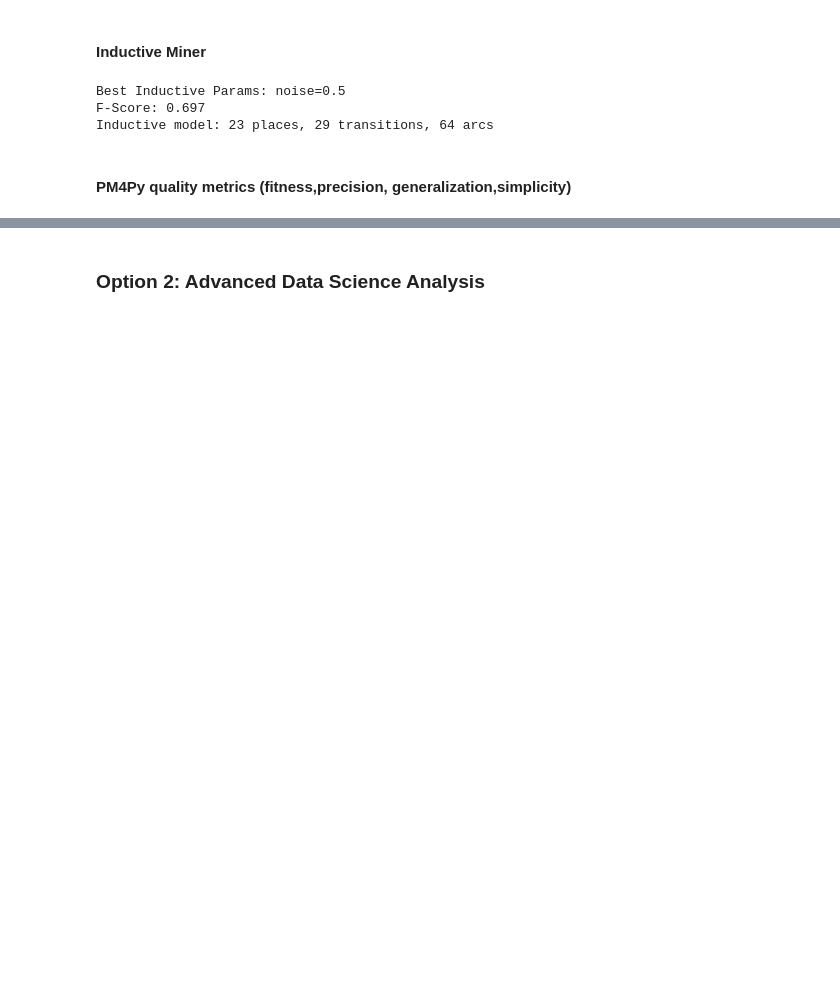
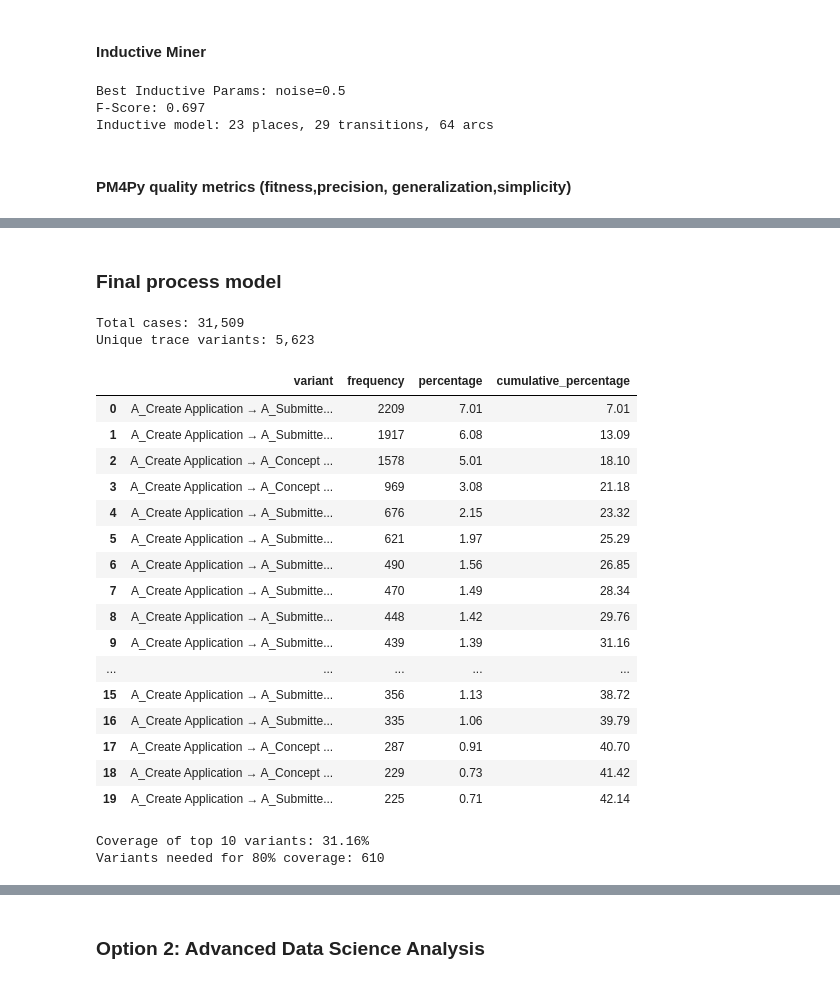
Before and after one commit to M1l3na24/First-Assignment-BPPSO-WS26-27, a Jupyter notebook: assignmentI.ipynb, the cells around one changed output, grey strips where cells are left out. Cells and saved outputs as stored; diff of their text form; code cells hidden in the pictures; blank space fills up the shorter version.

```diff
--- a/assignmentI.ipynb
+++ b/assignmentI.ipynb
@@ -1004,0 +1163,67 @@ print(f"Simplicity AGD: {agd_a:.2f}")
+# %% [markdown]
+### **Final process model**
+# %%
+# As requested in the assignment our goal will be to take perc_fit_traces_tbr above 0.8.
+# For that we will take our best model (Inductive) and continue with it from now on.
+
+# We can identify the amount of variants we have in the log
+
+# Extract all trace variants
+variants = pm4py.get_variants(log_c,
+                              activity_key=act,
+                              timestamp_key=timestamp,
+                              case_id_key=case)
+# Frequency of each variant
+variant_counts = pd.DataFrame([{"trace": variant,"frequency": frequency} for variant, frequency in variants.items()])
+
+# Sort variants by frequency
+variant_counts = (variant_counts.sort_values("frequency", ascending=False).reset_index(drop=True))
+
+# Percentages and cumulative coverage
+total_cases = log_c[case].nunique()
+
+variant_counts["percentage"] = (variant_counts["frequency"] / total_cases * 100)
+
+variant_counts["cumulative_percentage"] = (variant_counts["percentage"].cumsum())
+
+# This line is just to make readable the variant representations
+variant_counts["variant"] = variant_counts["trace"].apply(lambda x: " → ".join(x) if isinstance(x, (tuple, list)) else str(x))
+
+
+num_variants = len(variant_counts)
+print(f"Total cases: {total_cases:,}")
+print(f"Unique trace variants: {num_variants:,}")
+
+# Top 20 variants
+display(variant_counts[["variant", "frequency", "percentage", "cumulative_percentage"]].head(20).round(2))
+
+# Coverage of Top 10 variants
+top_10_coverage = (variant_counts.head(10)["frequency"].sum()/ total_cases * 100)
+
+# IMPORTANT: Number of variants needed to cover 80% of cases
+variants_for_80 = (variant_counts["cumulative_percentage"].ge(80).idxmax() + 1)
+
+print(f"\nCoverage of top 10 variants: {top_10_coverage:.2f}%")
+print(f"Variants needed for 80% coverage: {variants_for_80}")
+# %% [output]
+Total cases: 31,509
+Unique trace variants: 5,623
+|  | variant | frequency | percentage | cumulative_percentage |
+| 0 | A_Create Application → A_Submitte... | 2209 | 7.01 | 7.01 |
+| 1 | A_Create Application → A_Submitte... | 1917 | 6.08 | 13.09 |
+| 2 | A_Create Application → A_Concept ... | 1578 | 5.01 | 18.10 |
+| 3 | A_Create Application → A_Concept ... | 969 | 3.08 | 21.18 |
+| 4 | A_Create Application → A_Submitte... | 676 | 2.15 | 23.32 |
+| 5 | A_Create Application → A_Submitte... | 621 | 1.97 | 25.29 |
+| 6 | A_Create Application → A_Submitte... | 490 | 1.56 | 26.85 |
+| 7 | A_Create Application → A_Submitte... | 470 | 1.49 | 28.34 |
+| 8 | A_Create Application → A_Submitte... | 448 | 1.42 | 29.76 |
+| 9 | A_Create Application → A_Submitte... | 439 | 1.39 | 31.16 |
+| ... | ... | ... | ... | ... |
+| 15 | A_Create Application → A_Submitte... | 356 | 1.13 | 38.72 |
+| 16 | A_Create Application → A_Submitte... | 335 | 1.06 | 39.79 |
+| 17 | A_Create Application → A_Concept ... | 287 | 0.91 | 40.70 |
+| 18 | A_Create Application → A_Concept ... | 229 | 0.73 | 41.42 |
+| 19 | A_Create Application → A_Submitte... | 225 | 0.71 | 42.14 |
+Coverage of top 10 variants: 31.16%
+Variants needed for 80% coverage: 610
```
Also changed, not shown: parts of 9 cells of this notebook, 8 other files.
